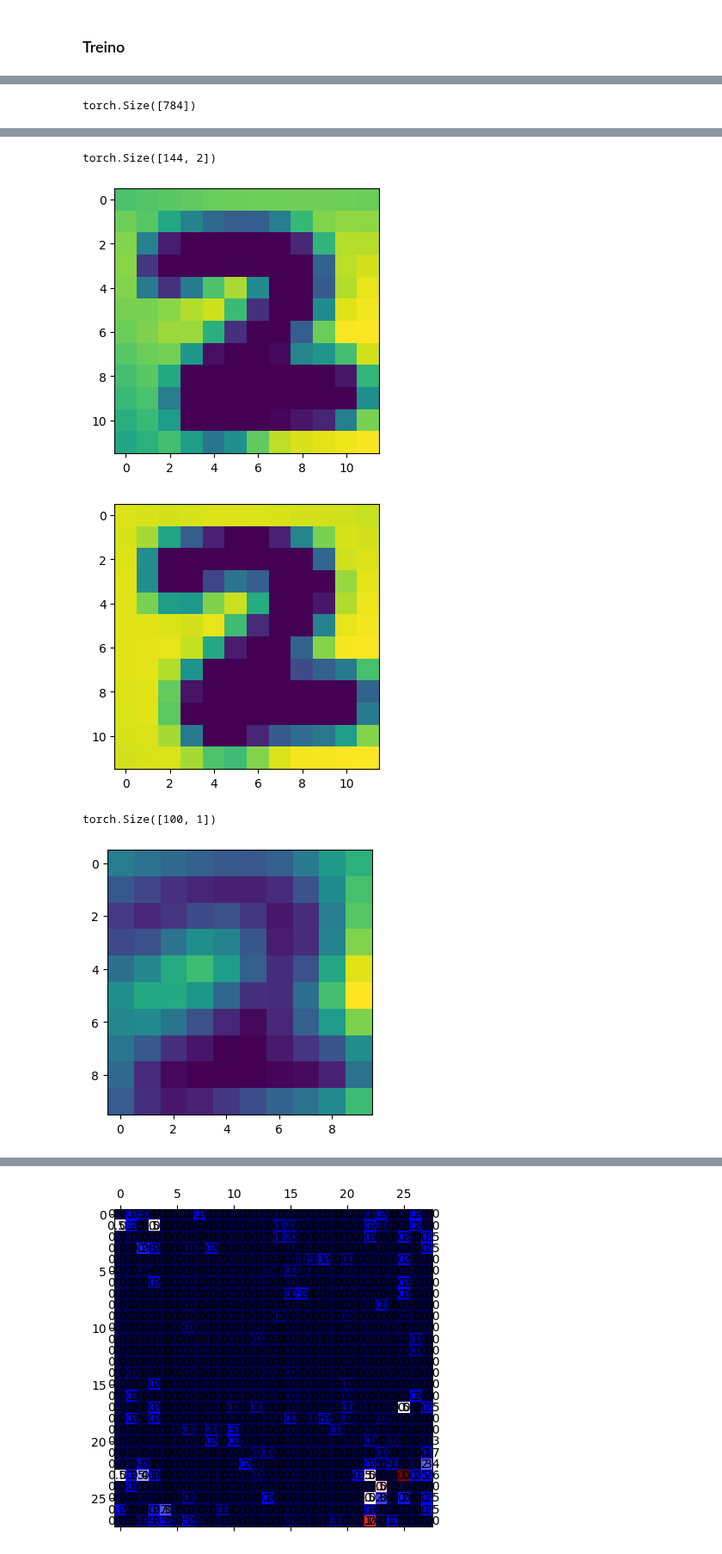
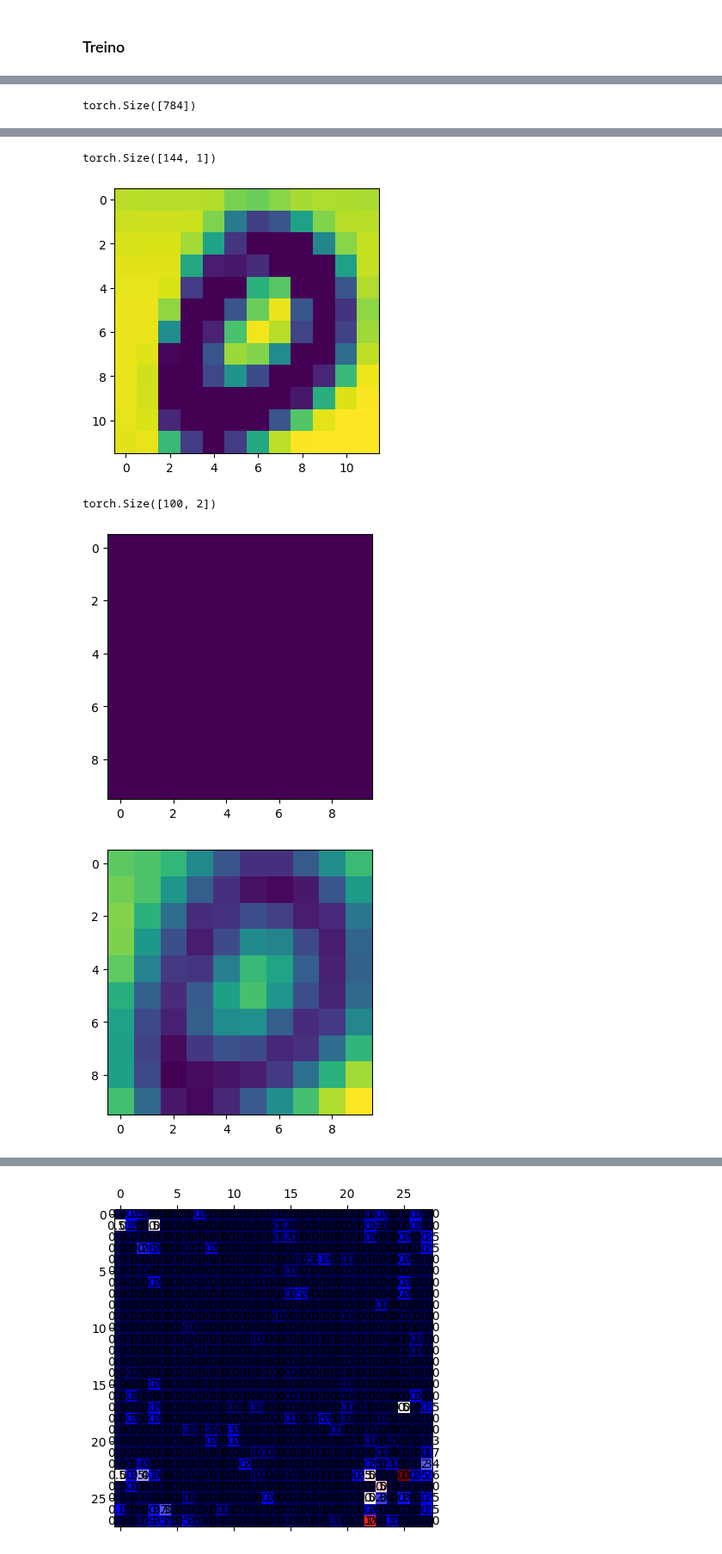
Before and after one commit to Ronnypetson/titanic, a Jupyter notebook: MNIST_Maromba.ipynb, the cells around one changed output, grey strips where cells are left out. Shown at 86% size. Drawn from its saved outputs; the diff is of its cells as text; code cells hidden in the pictures.

```diff
--- a/MNIST_Maromba.ipynb
+++ b/MNIST_Maromba.ipynb
@@ -156,6 +151,19 @@ def _cosine_kernel(idxu, *args, **kwargs):
 # %% [markdown]
 #### Similaridades
 # %%
+def squared_cosine(idxu, idxv):
+  """
+  idxu: pre_shape x d_idx
+  idxv: pre_shape x d_idx
+  """
+  assert idxu.shape == idxv.shape
+  d_idx = idxu.shape[-1]
+  sim = torch.bmm(
+      idxu.reshape(-1, 1, d_idx),
+      idxv.reshape(-1, d_idx, 1),
+  ) ** 6.0
+  return sim
+
 def relu_cosine(idxu, idxv, bias=0.9):
   """
   idxu: pre_shape x d_idx
@@ -169,7 +177,7 @@ def relu_cosine(idxu, idxv, bias=0.9):
           idxv.reshape(-1, d_idx, 1),
       )
       - bias
-  ) # + bias
+  )
   sim = sim.reshape(idxu.shape[:-1])
   return sim
 # %% [markdown]
@@ -522,7 +530,7 @@ class MTensor:
     assert d_idx == b.idx.shape[-1]
     aidx = self.idx.reshape(*((-1,) + self.idx.shape[-2:]))
     bidx = b.idx.reshape(*((-1,) + b.idx.shape[-2:]))
-    # kernel = MTensor._soft_kernel
+    # kernel = _soft_kernel
     kernel = _cosine_kernel
     # mdot = _gbmd(
     #     self.data.reshape(-1, self.data.shape[-1]),
@@ -537,7 +545,8 @@ class MTensor:
         b.data.reshape(-1, b.data.shape[-1], 1),
         aidx,
         bidx,
-        sim=relu_cosine,
+        # sim=relu_cosine,
+        sim=squared_cosine,
         f=vecprod,
     )
     mdot = mdot.reshape(apre + bpre)
@@ -555,7 +564,7 @@ class MTensor:
         aidx,
         bidx,
         sim=relu_cosine,
-        f=vecsum,
+        f=vecmean,
     )
     new_shape = apre + bpre + (d_idx,)
     midx = midx.reshape(new_shape)
@@ -882,14 +891,14 @@ def prepare_input(x, y, device="cpu"):
 # %% [markdown]
 ### Treino
 # %%
-hidden_dim = 40
+hidden_dim = 100
 start_mode = True
 valid_mode = False
 # TODO: Visualize conv layer output
 samples = [
     # in_ch * out_ch * h * w,
-    1 * 2 * 5 * 5,
-    2 * 4 * 3 * 3,
+    1 * 4 * 5 * 5,
+    4 * 8 * 3 * 3,
     # 8 * 16 * 3 * 3,
     hidden_dim,
 ]
@@ -981,11 +990,11 @@ imgs = [img.data.cpu().detach() for img in model.all_pools]
 # %%
 shapes = [
     (img_dim, img_dim, 1),
-    ((img_dim - 4) // 2, (img_dim - 4) // 2, 2),
-    ((img_dim - 4) // 2 - 2, (img_dim - 4) // 2 - 2, 1),
+    ((img_dim - 4) // 2, (img_dim - 4) // 2, 1),
+    ((img_dim - 4) // 2 - 2, (img_dim - 4) // 2 - 2, 2),
 ]
 for idx, img in enumerate(imgs[:len(shapes)]):
-  img = img[3]
+  img = img[1]
   print(img.shape)
   img = img.reshape(*shapes[idx])
   # img = img.permute(0, 2, 1)
@@ -1002,7 +1011,7 @@ torch.Size([784])
-torch.Size([144, 2])
+torch.Size([144, 1])
-[figure, old version]
+[figure, new version]
+torch.Size([100, 2])
-[figure, old version]
+[figure, new version]
-torch.Size([100, 1])
-[figure, old version]
+[figure, new version]
 # %%
 ### Ordenar pelo índice
```
Also changed, not shown: parts of 5 cells of this notebook.
